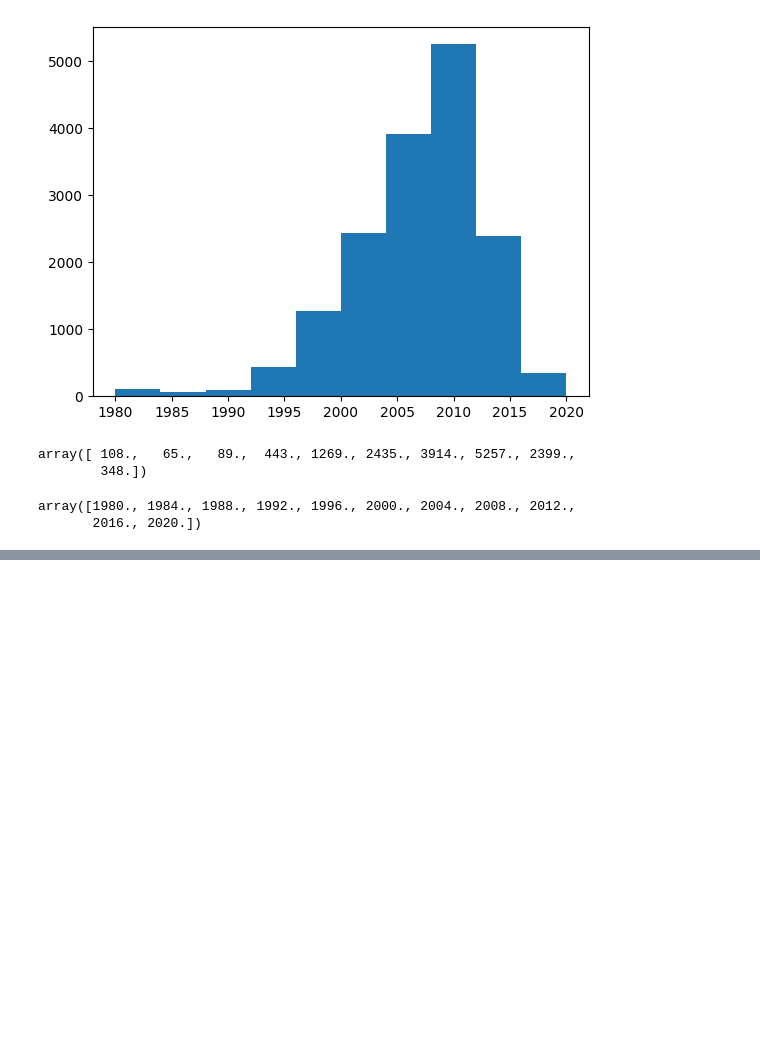
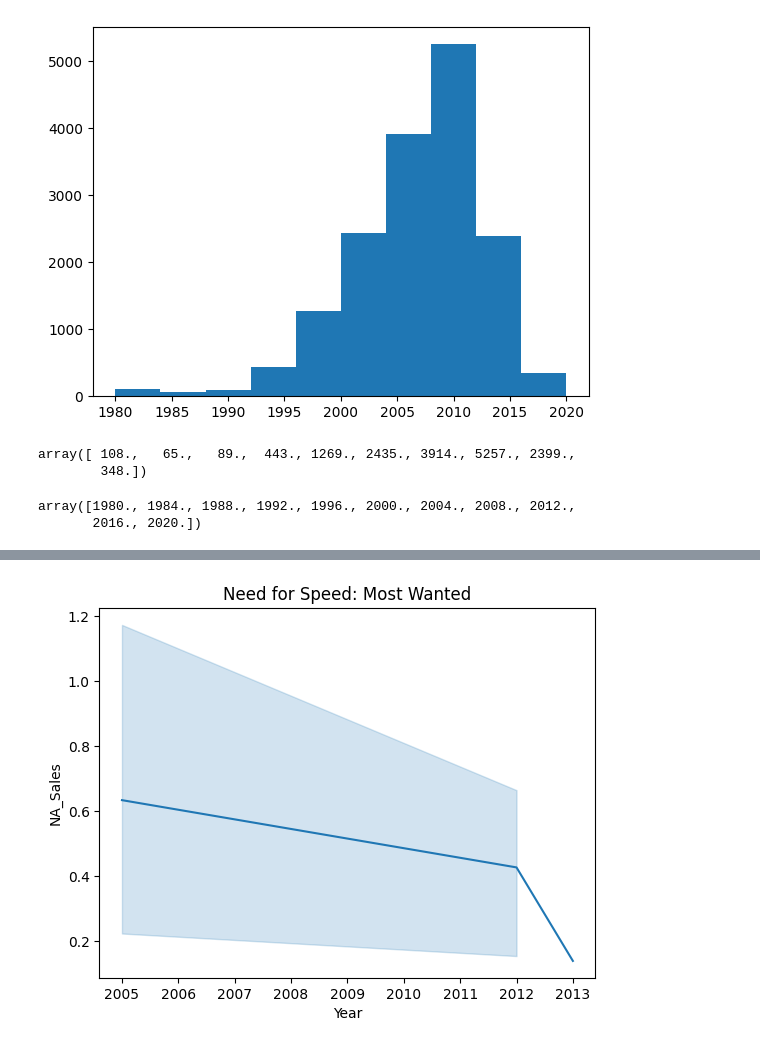
Before and after one commit to kushbharti/matlib_prac, a Jupyter notebook: Practices/base.ipynb, the cells around one changed output, grey strips where cells are left out. Saved outputs shown, nothing was run; the diff lists cells and outputs as text; code cells hidden in the pictures; blank space fills up the shorter version.

```diff
--- a/Practices/base.ipynb
+++ b/Practices/base.ipynb
@@ -81,3 +65,6 @@ bins
 # %% [output]
 array([1980., 1984., 1988., 1992., 1996., 2000., 2004., 2008., 2012.,
        2016., 2020.])
+# %%
+a = data.loc[data['Name']=='Need for Speed: Most Wanted']
+a
@@ -83,0 +85,6 @@ array([1980., 1984., 1988., 1992., 1996., 2000., 2004., 2008., 2012.,
+# %%
+sns.lineplot(data=a, x='Year', y='NA_Sales')
+plt.title('Need for Speed: Most Wanted')
+plt.show()
+# %% [output]
+[figure, added]
```
Also changed, not shown: parts of 6 cells of this notebook.
